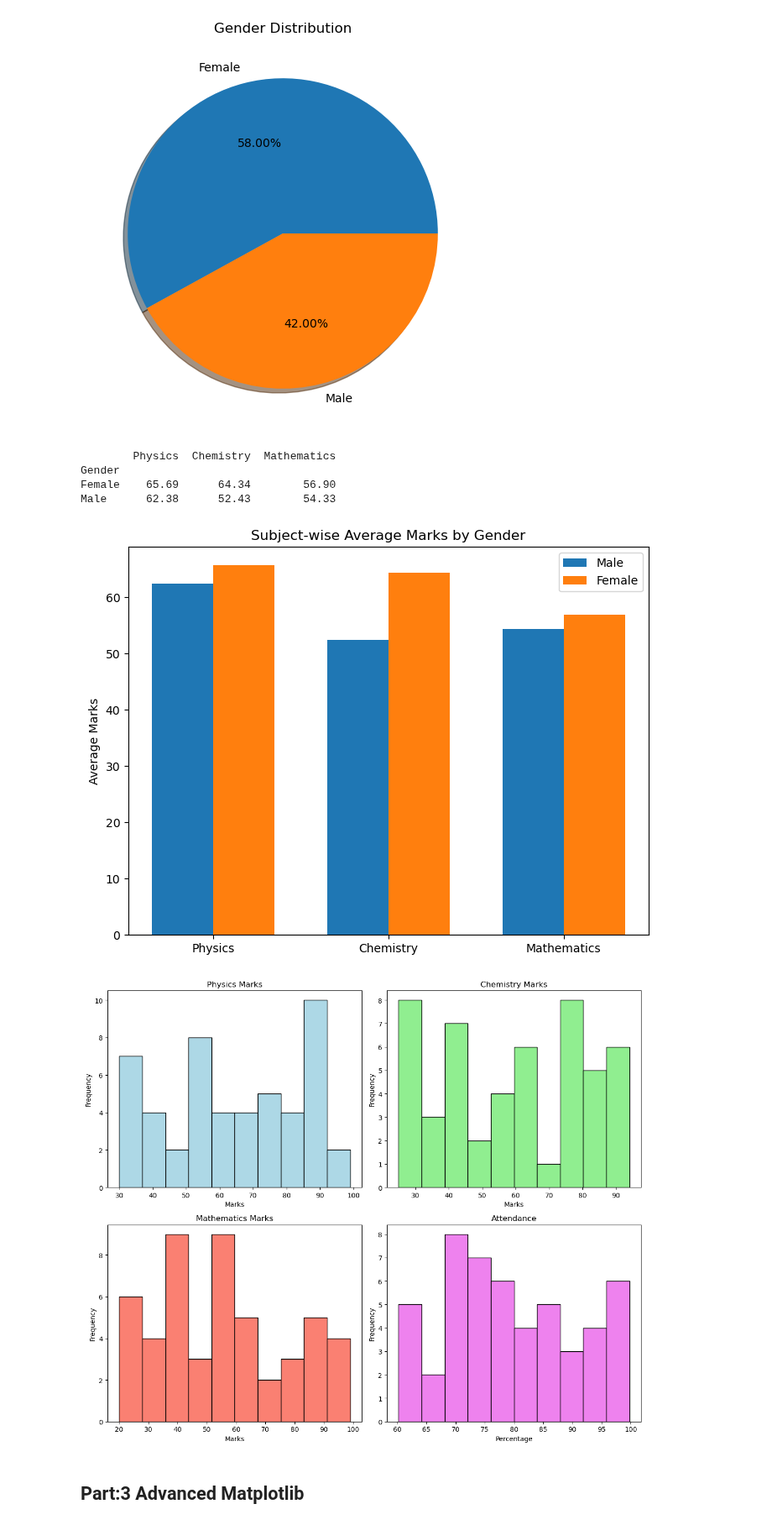
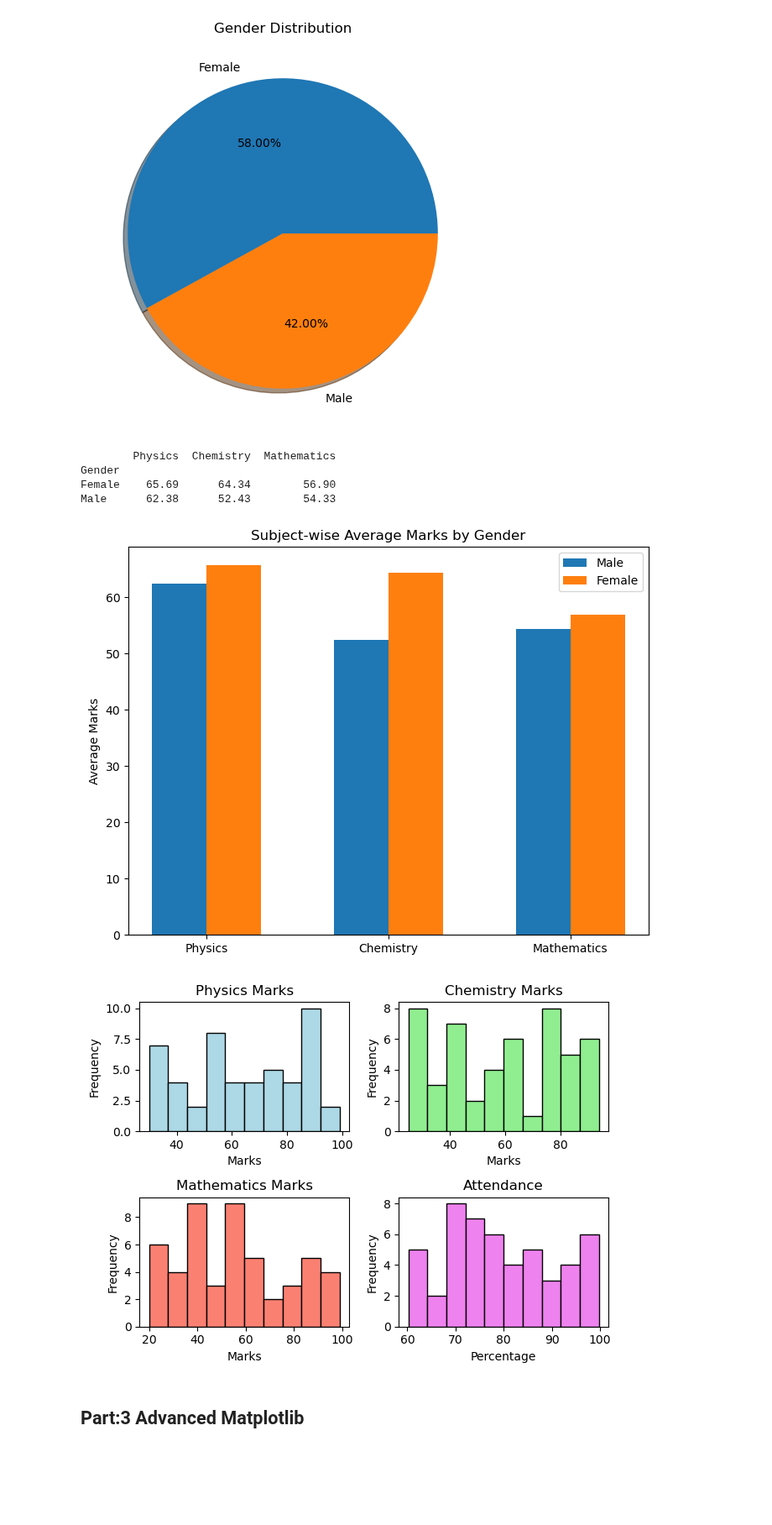
Before and after one commit to yadav-404/SICNAP_2025_yadav, a Jupyter notebook: assignments2.ipynb, the cells around one changed output. Shown at 84% size. Saved outputs shown, nothing was run; the diff lists cells and outputs as text; code cells hidden in the pictures; blank space fills up the shorter version.

```diff
--- a/assignments2.ipynb
+++ b/assignments2.ipynb
@@ -74,13 +74,13 @@ Time values: [0.0, 0.1, 0.2, 0.3, 0.4, 0.5, 0.6, 0.7, 0.8, 0.9, 1.0, 1.1, 1.2, 1
 ## Task 1.2 Projectile motion
 # %%
 #parameters for projectile motion
-theta_deg = 45  # launch angle
+theta = 45  # launch angle
 g = 10  # gravity
 
 
 print("Enter the initila velocity")
 v0 = float(input("Initial speed (m/s): "))
-print(f"Initial speed: {v0} m/s, Launch angle: {theta_deg} degrees, Gravity: {g} m/s²")
+print(f"Initial speed: {v0} m/s, Launch angle: {theta} degrees, Gravity: {g} m/s²")
 
 # Time settings
 dt = 0.1  # time step
@@ -90,10 +90,10 @@ t = 0
 x_values = []
 y_values = []
 
-# Simulation loop
+
 while True:
-    x = round(v0 * np.cos(theta_deg) * t,2)
-    y = round(v0 * np.sin(theta_deg) * t - 0.5 * g * t**2,2)
+    x = round(v0 * np.cos(theta) * t,2)
+    y = round(v0 * np.sin(theta) * t - 0.5 * g * t**2,2)
 
     print(f"At time {t:.2f} s: x = {x:.2f} m, y = {y:.2f} m")
 
@@ -417,7 +439,7 @@ print(gender_subject_means)
 # Create grouped bar chart
 subjects = ["Physics", "Chemistry", "Mathematics"]
 x = np.arange(len(subjects))  # the label locations
-width = 0.35  # width of the bars
+width = 0.3  # width of the bars
 
 plt.figure(figsize=(8,6))
 plt.bar(x - width/2, gender_subject_means.loc["Male"], width, label="Male")
@@ -433,10 +455,10 @@ plt.show()
 Gender
 Female    65.69      64.34        56.90
 Male      62.38      52.43        54.33
-[figure, old version]
+[figure, new version]
 # %%
 # Create 2x2 subplots
-plt.figure(figsize=(12,10))
+
 
 # Physics
 plt.subplot(2,2,1)
@@ -444,34 +466,34 @@ plt.hist(df["Physics"], color="lightblue", edgecolor="black")
 plt.title("Physics Marks")
 plt.xlabel("Marks")
 plt.ylabel("Frequency")
 
 # Chemistry
 plt.subplot(2,2,2)
 plt.hist(df["Chemistry"], color="lightgreen", edgecolor="black")
 plt.title("Chemistry Marks")
 plt.xlabel("Marks")
 plt.ylabel("Frequency")
 
 # Mathematics
 plt.subplot(2,2,3)
 plt.hist(df["Mathematics"], color="salmon", edgecolor="black")
 plt.title("Mathematics Marks")
 plt.xlabel("Marks")
 plt.ylabel("Frequency")
 
 # Attendance
 plt.subplot(2,2,4)
 plt.hist(df["Attendance"], color="violet", edgecolor="black")
 plt.title("Attendance")
 plt.xlabel("Percentage")
 plt.ylabel("Frequency")
 
 plt.tight_layout()
 
 plt.savefig("student analysis.png",dpi = 300)
 plt.show()
 # %% [output]
-[figure, old version]
+[figure, new version]
 # %%
 # Save the cleaned dataframe
 df.to_csv("student data cleaned.csv", index=False)
```
Also changed, not shown: parts of 13 cells of this notebook, 1 other file.
